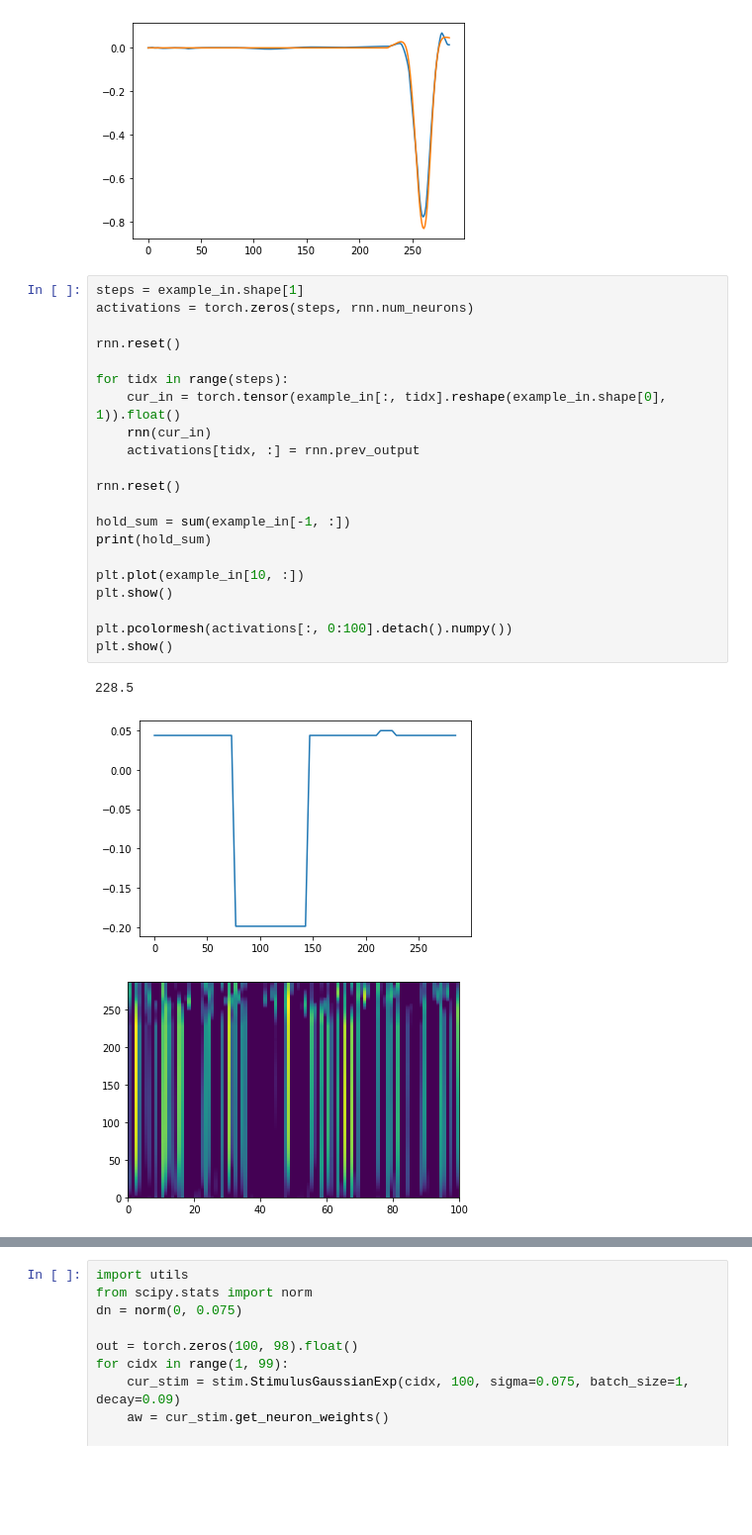
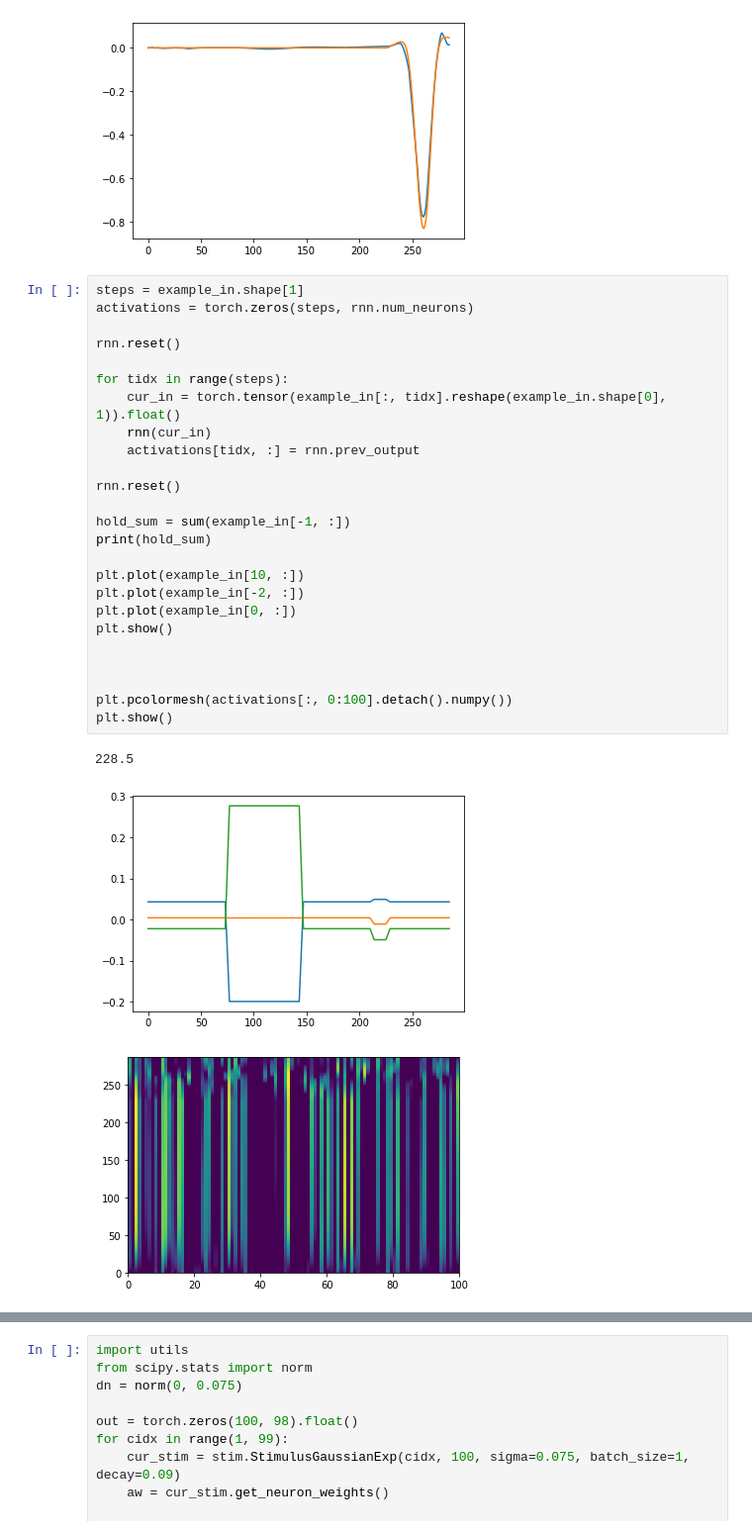
Before and after one commit to mmattb/coproc-poc, a Jupyter notebook: grasp-coproc.ipynb, the cells around one changed output, grey strips where cells are left out. Shown at 99% size. Saved outputs shown, nothing was run; the diff lists cells and outputs as text; blank space fills up the shorter version.

```diff
--- a/grasp-coproc.ipynb
+++ b/grasp-coproc.ipynb
@@ -102,25 +102,29 @@ plt.show()
 # %%
 steps = example_in.shape[1]
 activations = torch.zeros(steps, rnn.num_neurons)
 
 rnn.reset()
 
 for tidx in range(steps):
     cur_in = torch.tensor(example_in[:, tidx].reshape(example_in.shape[0], 1)).float()
     rnn(cur_in)
     activations[tidx, :] = rnn.prev_output
 
 rnn.reset()
 
 hold_sum = sum(example_in[-1, :])
 print(hold_sum)
 
 plt.plot(example_in[10, :])
+plt.plot(example_in[-2, :])
+plt.plot(example_in[0, :])
 plt.show()
+
+
 
 plt.pcolormesh(activations[:, 0:100].detach().numpy())
 plt.show()
 # %% [output]
 228.5
-[figure, old version]
+[figure, new version]
 [figure]
```
Also changed, not shown: parts of 5 cells of this notebook, 1 other file.
